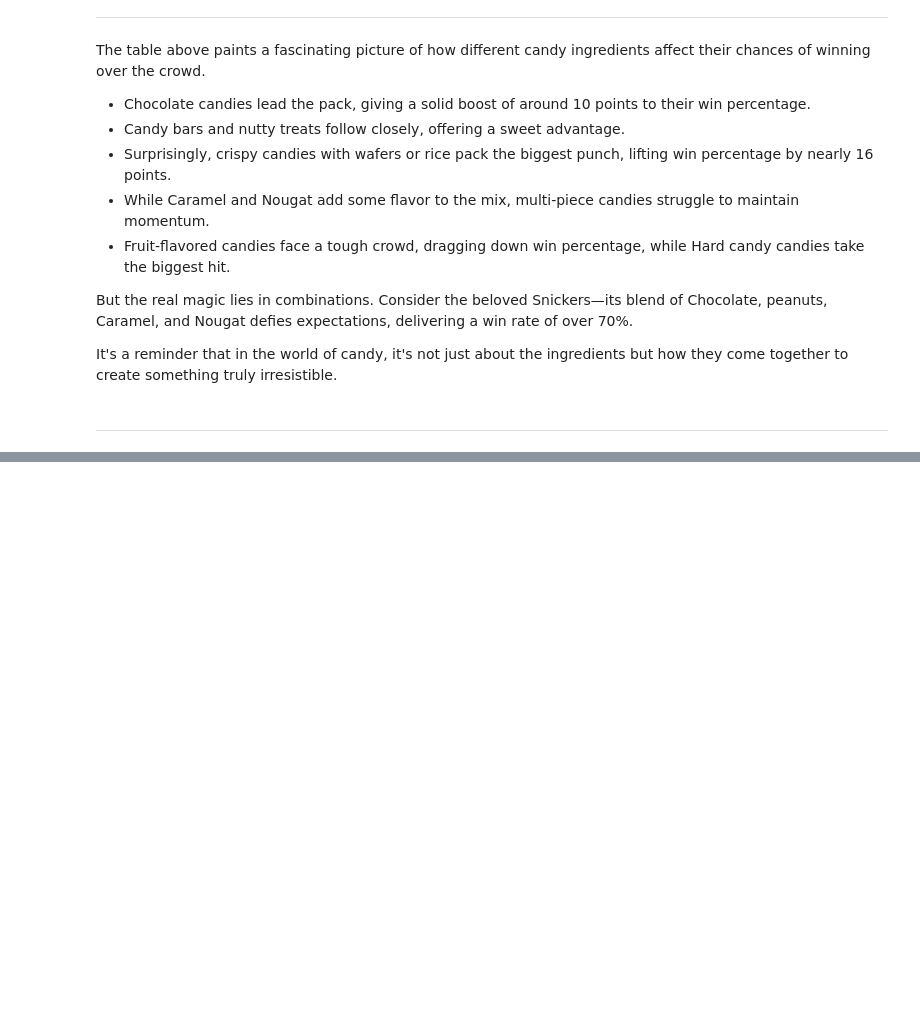
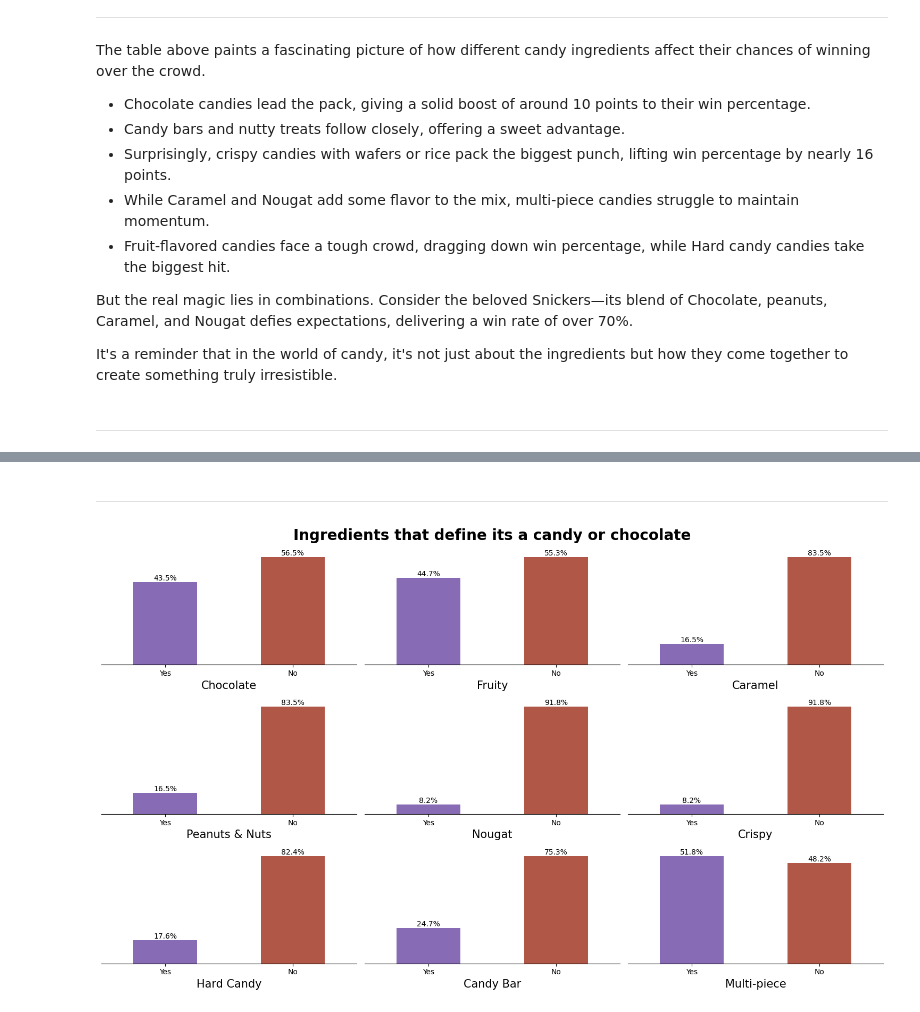
Before and after one commit to CczMind/Self-learning_MachineLearning, a Jupyter notebook: Project/Logistic_Regression/Halloween_Candy_Power_Ranking/main.ipynb, the cells around one changed output, grey strips where cells are left out. Drawn from its saved outputs; the diff is of its cells as text; code cells hidden in the pictures; blank space fills up the shorter version.

```diff
--- a/Project/Logistic_Regression/Halloween_Candy_Power_Ranking/main.ipynb
+++ b/Project/Logistic_Regression/Halloween_Candy_Power_Ranking/main.ipynb
@@ -410,0 +493,2 @@ It's a reminder that in the world of candy, it's not just about the ingredients
+# %% [markdown]
+---
@@ -410,0 +557,4 @@ It's a reminder that in the world of candy, it's not just about the ingredients
+# %%
+plot_binary_distribution(df)
+# %% [output]
+[figure, added]
```
Also changed, not shown: parts of 6 cells of this notebook.
